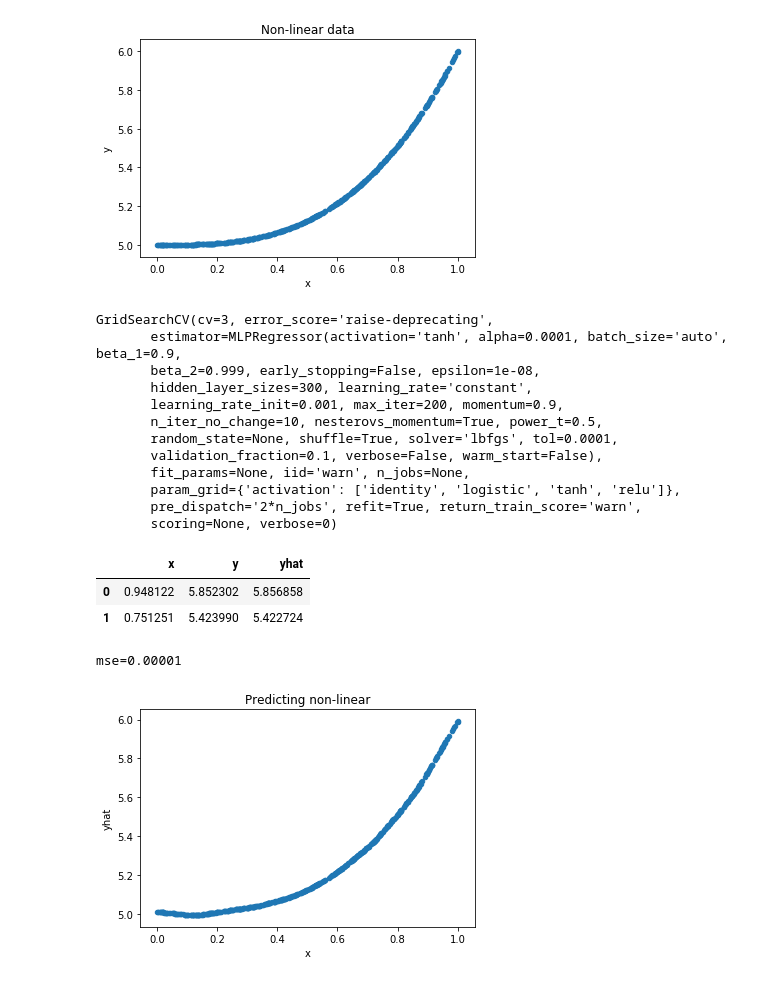
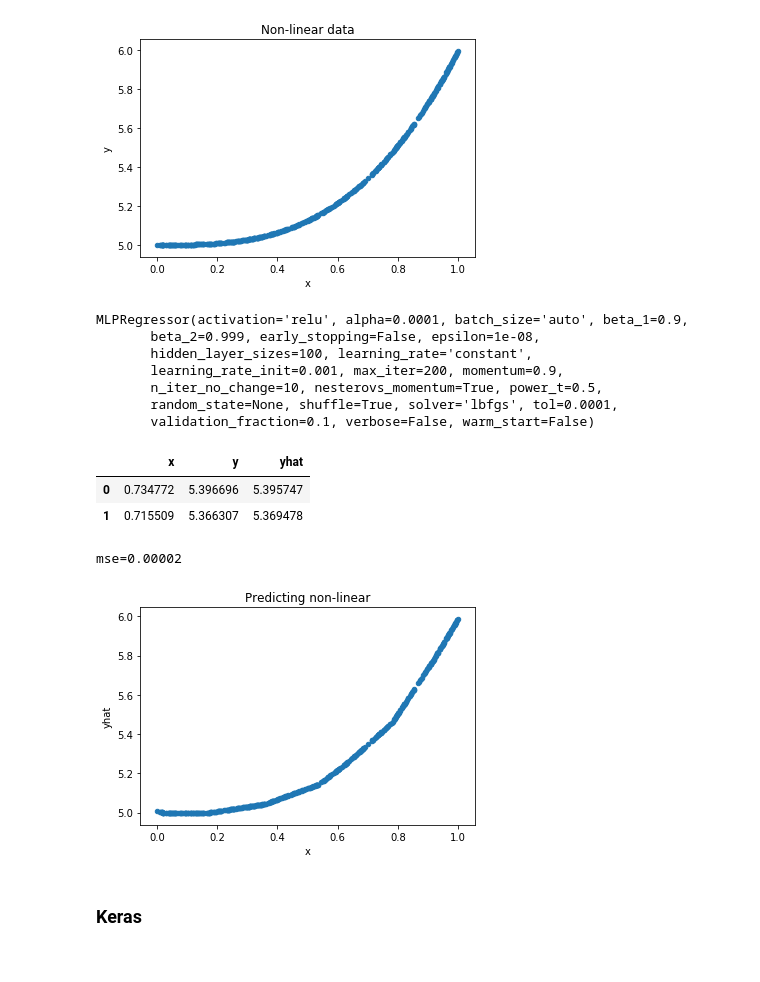
Before and after one commit to mondayn/py, a Jupyter notebook: deep.ipynb, the cells around one changed output. Drawn from its saved outputs; the diff is of its cells as text; code cells hidden in the pictures.

```diff
--- a/deep.ipynb
+++ b/deep.ipynb
@@ -18,49 +18,37 @@ _=df.plot.scatter(x='x',y='y',title='Non-linear data')
 # %%
 from sklearn.model_selection import train_test_split
 from sklearn.metrics import r2_score, mean_squared_error
 from sklearn import tree, ensemble, linear_model, svm
 
 # X_train, X_test, y_train, y_test = train_test_split(df.x, df.y, test_size=0.33, random_state=42)
 # X_train, X_test, y_train, y_test = X_train.values.reshape(-1,1), X_test.values.reshape(-1,1) \
 # , y_train.values.reshape(-1,1), y_test.values.reshape(-1,1)
 
-# lm = linear_model.LinearRegression()
-# lm.fit(X_train,y_train)
-# pred = pd.DataFrame()
-# pred['x'] = X_test.squeeze()
-# pred['y'] = y_test.squeeze()
-# pred['yhat'] = lm.predict(X_test)
-# pred.head(2)
-# pred.plot.scatter(x='x',y='yhat')
-
-# print('r2 = {:.2f}'.format(lm.score(X_train,y_train)))
-# print('mse = {:.2f}'.format(mean_squared_error(pred.y,pred.yhat)))
-
 from sklearn.neural_network import MLPRegressor
 from sklearn.model_selection import GridSearchCV
 
-mlp = MLPRegressor(hidden_layer_sizes=(300), activation='tanh', solver='lbfgs')
-gs = GridSearchCV(mlp, param_grid={'activation': ["identity", "logistic", "tanh", "relu"]},cv=3)
-gs.fit(df.x.values.reshape(-1,1),df.y.ravel())
-df['yhat'] = gs.predict(df.x.values.reshape(-1,1))
+mlp = MLPRegressor(hidden_layer_sizes=(100), activation='relu', solver='lbfgs')
+# gs = GridSearchCV(mlp, param_grid={'activation': ["identity", "logistic", "tanh", "relu"]},cv=3)
+mlp.fit(df.x.values.reshape(-1,1),df.y.ravel())
+# print('best')
+# print(gs.best_estimator_)
+
+df['yhat'] = mlp.predict(df.x.values.reshape(-1,1))
 df.head(2)
 _=df.plot.scatter(x='x',y='yhat',title='Predicting non-linear')
 print('mse={:.5f}'.format(mean_squared_error(df.yhat,df.y)))
 # %% [output]
-GridSearchCV(cv=3, error_score='raise-deprecating',
-       estimator=MLPRegressor(activation='tanh', alpha=0.0001, batch_size='auto', beta_1=0.9,
+MLPRegressor(activation='relu', alpha=0.0001, batch_size='auto', beta_1=0.9,
        beta_2=0.999, early_stopping=False, epsilon=1e-08,
-       hidden_layer_sizes=300, learning_rate='constant',
+       hidden_layer_sizes=100, learning_rate='constant',
        learning_rate_init=0.001, max_iter=200, momentum=0.9,
        n_iter_no_change=10, nesterovs_momentum=True, power_t=0.5,
        random_state=None, shuffle=True, solver='lbfgs', tol=0.0001,
-       validation_fraction=0.1, verbose=False, warm_start=False),
-       fit_params=None, iid='warn', n_jobs=None,
-       param_grid={'activation': ['identity', 'logistic', 'tanh', 'relu']},
-       pre_dispatch='2*n_jobs', refit=True, return_train_score='warn',
-       scoring=None, verbose=0)
+       validation_fraction=0.1, verbose=False, warm_start=False)
 |  | x | y | yhat |
-| 0 | 0.948122 | 5.852302 | 5.856858 |
-| 1 | 0.751251 | 5.423990 | 5.422724 |
+| 0 | 0.734772 | 5.396696 | 5.395747 |
+| 1 | 0.715509 | 5.366307 | 5.369478 |
-mse=0.00001
+mse=0.00002
 [figure]
+# %% [markdown]
+### Keras
```
Also changed, not shown: parts of 2 cells of this notebook, 31 other files.
